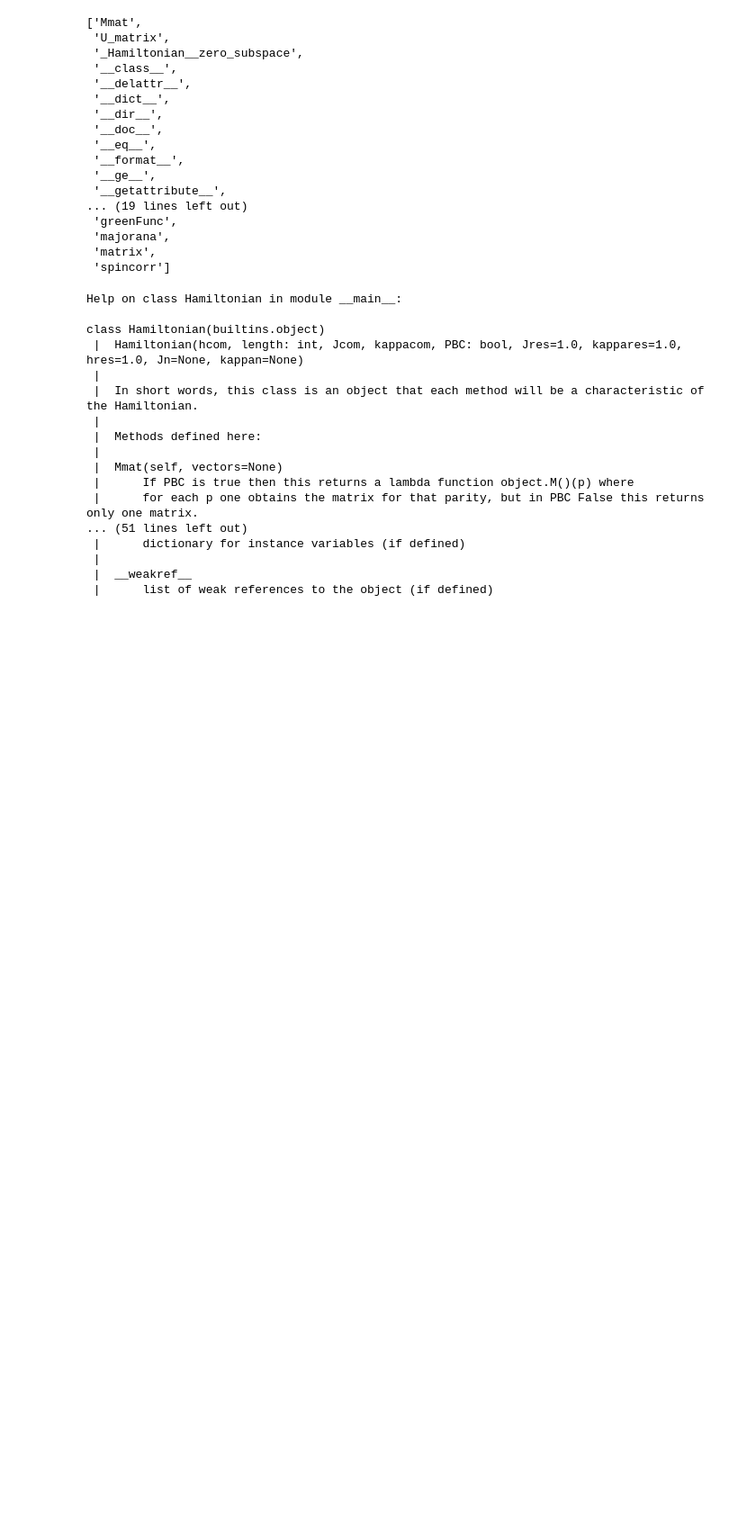
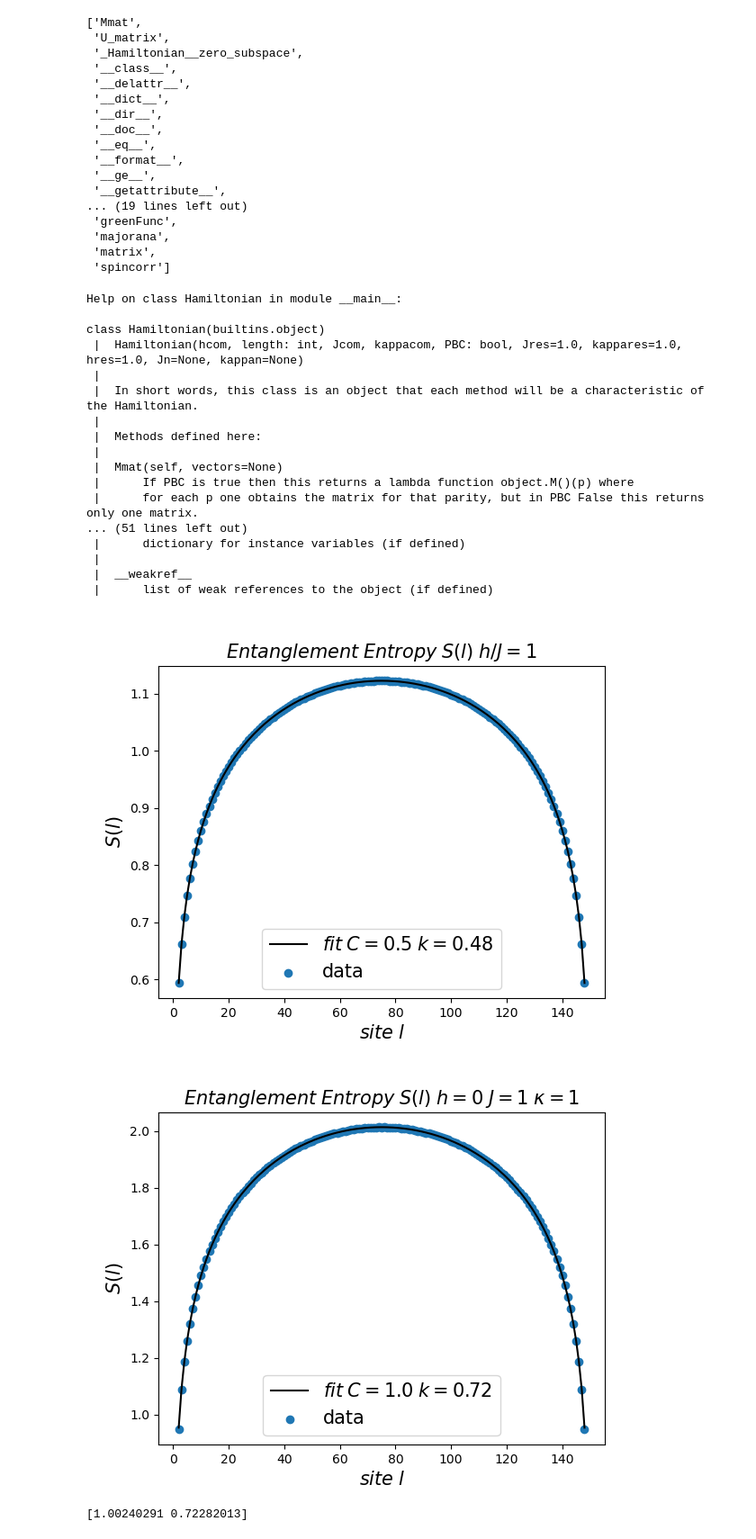
Before and after one commit to Skylines316/Quantum_Ising_Chain, a Jupyter notebook: IsingChain.ipynb, the cells around one changed output. Shown at 90% size. Saved outputs shown, nothing was run; the diff lists cells and outputs as text; code cells hidden in the pictures; blank space fills up the shorter version.

```diff
--- a/IsingChain.ipynb
+++ b/IsingChain.ipynb
@@ -704,3 +704,49 @@ class Hamiltonian(builtins.object)
  |
  |  __weakref__
  |      list of weak references to the object (if defined)
+# %%
+import numpy as np
+import matplotlib.pyplot as plt
+from scipy.optimize import curve_fit
+L=150
+LL=np.array(range(2,L-1))
+H = Hamiltonian(1,L,1,1,PBC=True)
+corr=[H.entropy_ent(i)(0) for i in LL]
+CFT=lambda x,C,k: C/3*np.log(L/np.pi*np.sin(np.pi*x/L))+k
+
+popt, pcov = curve_fit(CFT, LL, corr)
+y=CFT(LL,popt[0],popt[1])
+plt.figure()
+plt.title(r"$Entanglement\;Entropy\;S(l)\;h/J=1$",fontsize=15)
+plt.xlabel(r"$site\;l$",fontsize=15)
+plt.ylabel(r"$S(l)$",fontsize=15)
+plt.plot(LL,y,color="black",label=r"$fit\;C="+str(np.round(popt[0],2))+"\;k="+str(np.round(popt[1],2))+"$")
+plt.scatter(LL,corr,label="data")
+plt.legend(fontsize=15)
+plt.show()
+
+
+L=150
+LL=np.array(range(2,L-1))
+H = Hamiltonian(0,L,1,0,PBC=True)
+corr=[H.entropy_ent(i)(0) for i in LL]
+CFT=lambda x,C,k: C/3*np.log(L/np.pi*np.sin(np.pi*x/L))+k
+popt, pcov = curve_fit(CFT, LL, corr)
+y=CFT(LL,popt[0],popt[1])
+
+plt.figure()
+plt.title(r"$Entanglement\;Entropy\;S(l)\;h=0\;J=1\;\kappa=1$",fontsize=15)
+plt.xlabel(r"$site\;l$",fontsize=15)
+plt.ylabel(r"$S(l)$",fontsize=15)
+plt.plot(LL,y,color="black",label=r"$fit\;C="+str(np.round(popt[0],2))+"\;k="+str(np.round(popt[1],2))+"$")
+plt.scatter(LL,corr,label="data")
+plt.legend(fontsize=15)
+plt.show()
+
+
+
+print(popt)
+# %% [output]
+[figure, added]
+[figure, added]
+[1.00240291 0.72282013]
```
Also changed, not shown: parts of 1 cell of this notebook.
